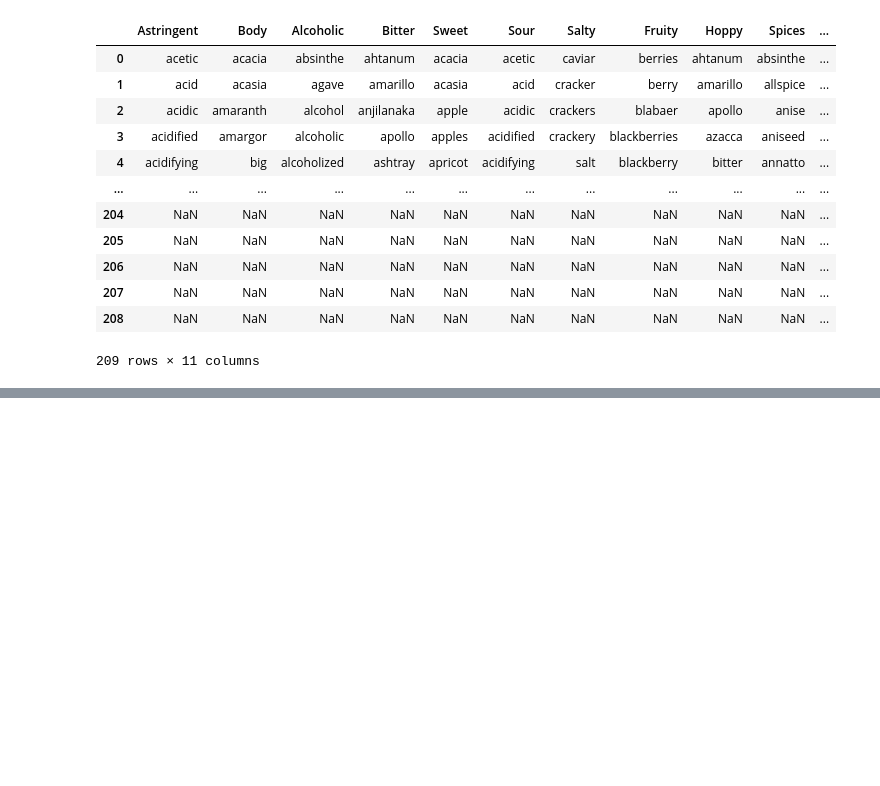
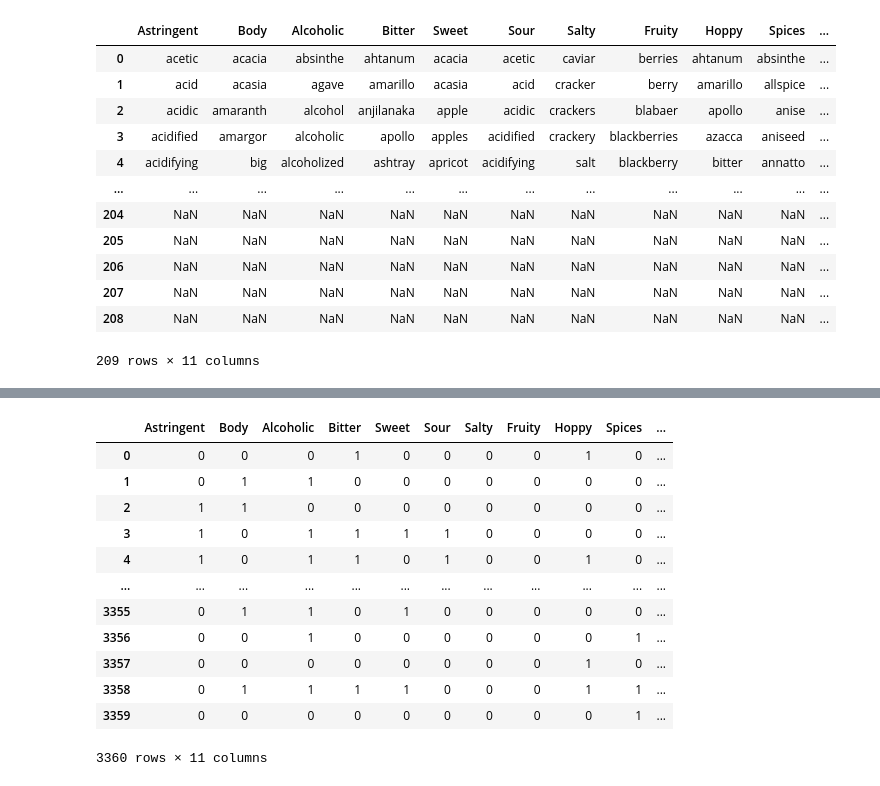
Before and after one commit to happysoymilk/beer_data_analysis, a Jupyter notebook: aml-fcp.ipynb, the cells around one changed output, grey strips where cells are left out. Saved outputs shown, nothing was run; the diff lists cells and outputs as text; code cells hidden in the pictures; blank space fills up the shorter version.

```diff
--- a/aml-fcp.ipynb
+++ b/aml-fcp.ipynb
@@ -439,6 +442,22 @@ df_brand = pd.DataFrame({'Astringent':Astringent_brand,
                             'Hoppy':Hoppy_brand,
                             'Spices':Spices_brand,
                             'Malty':Malty_brand})
+# %%
+df_brand
+# %% [output]
+|  | Astringent | Body | Alcoholic | Bitter | Sweet | Sour | Salty | Fruity | Hoppy | Spices | ... |
+| 0 | 0 | 0 | 0 | 1 | 0 | 0 | 0 | 0 | 1 | 0 | ... |
+| 1 | 0 | 1 | 1 | 0 | 0 | 0 | 0 | 0 | 0 | 0 | ... |
+| 2 | 1 | 1 | 0 | 0 | 0 | 0 | 0 | 0 | 0 | 0 | ... |
+| 3 | 1 | 0 | 1 | 1 | 1 | 1 | 0 | 0 | 0 | 0 | ... |
+| 4 | 1 | 0 | 1 | 1 | 0 | 1 | 0 | 0 | 1 | 0 | ... |
+| ... | ... | ... | ... | ... | ... | ... | ... | ... | ... | ... | ... |
+| 3355 | 0 | 1 | 1 | 0 | 1 | 0 | 0 | 0 | 0 | 0 | ... |
+| 3356 | 0 | 0 | 1 | 0 | 0 | 0 | 0 | 0 | 0 | 1 | ... |
+| 3357 | 0 | 0 | 0 | 0 | 0 | 0 | 0 | 0 | 1 | 0 | ... |
+| 3358 | 0 | 1 | 1 | 1 | 1 | 0 | 0 | 0 | 1 | 1 | ... |
+| 3359 | 0 | 0 | 0 | 0 | 0 | 0 | 0 | 0 | 0 | 1 | ... |
+3360 rows × 11 columns
 # %%
 # rename the columns
 df_brand.columns = ['Astringency','Body','Alcohol','Bitter','Sweet','Sour','Salty','Fruits','Hoppy','Spices','Malty']
```
Also changed, not shown: parts of 12 cells of this notebook, 1 other file.
